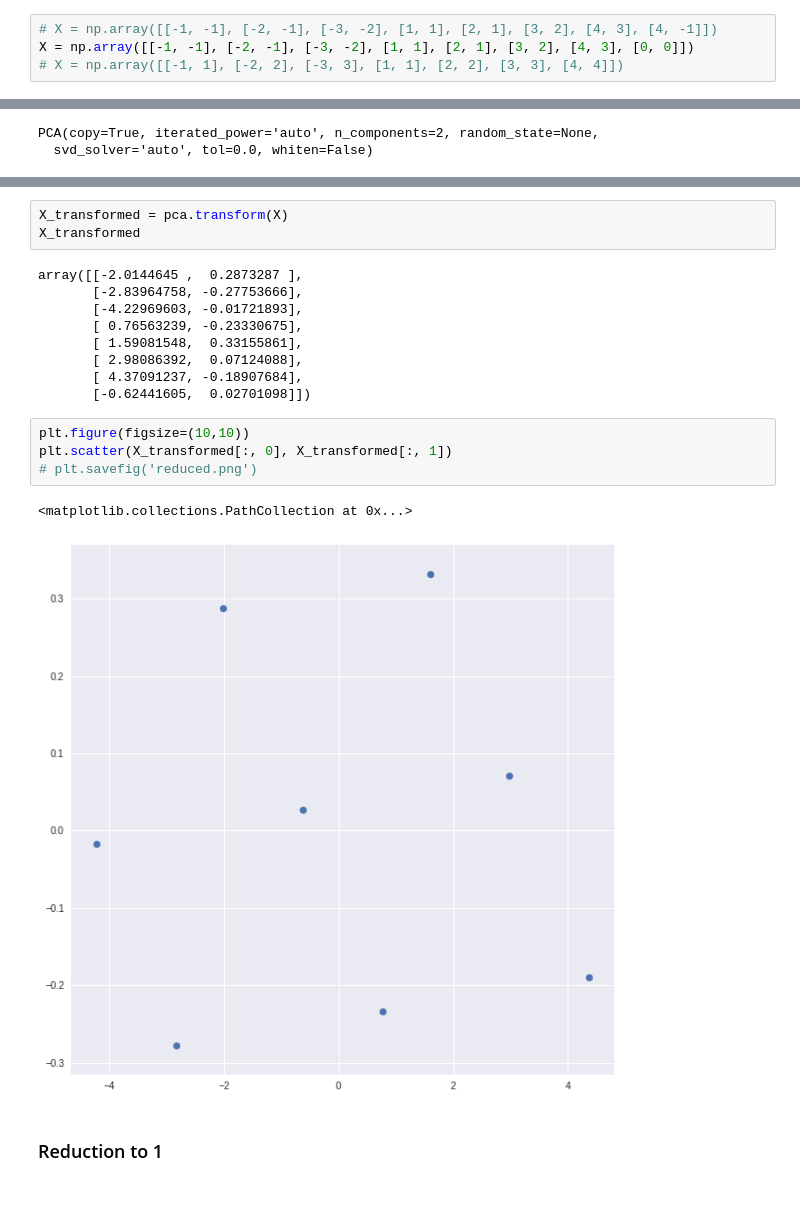
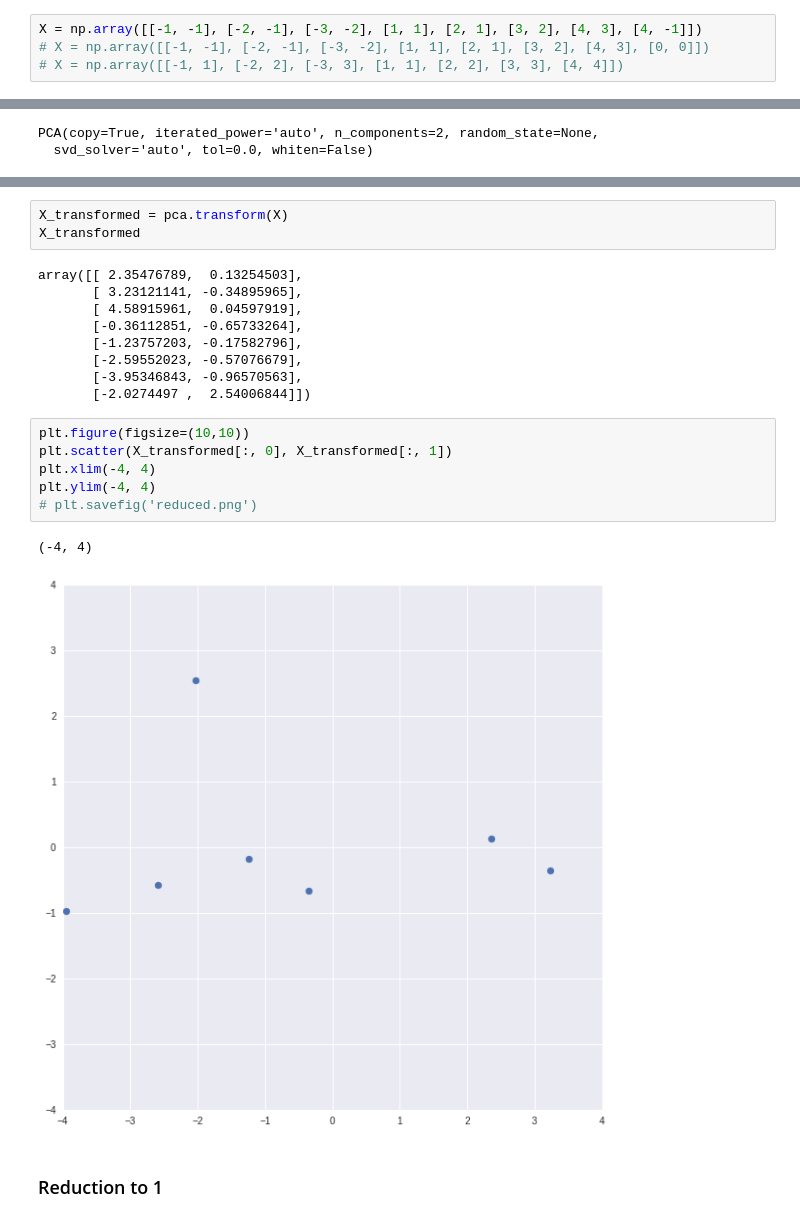
Before and after one commit to DJCordhose/data-viz, a Jupyter notebook: notebooks/5-1-pca.ipynb, the cells around one changed output, grey strips where cells are left out. Cells and saved outputs as stored; diff of their text form.

```diff
--- a/notebooks/5-1-pca.ipynb
+++ b/notebooks/5-1-pca.ipynb
@@ -9,8 +9,8 @@ warnings.filterwarnings('ignore')
 import numpy as np
 from sklearn.decomposition import PCA
 # %%
-# X = np.array([[-1, -1], [-2, -1], [-3, -2], [1, 1], [2, 1], [3, 2], [4, 3], [4, -1]])
-X = np.array([[-1, -1], [-2, -1], [-3, -2], [1, 1], [2, 1], [3, 2], [4, 3], [0, 0]])
+X = np.array([[-1, -1], [-2, -1], [-3, -2], [1, 1], [2, 1], [3, 2], [4, 3], [4, -1]])
+# X = np.array([[-1, -1], [-2, -1], [-3, -2], [1, 1], [2, 1], [3, 2], [4, 3], [0, 0]])
 # X = np.array([[-1, 1], [-2, 2], [-3, 3], [1, 1], [2, 2], [3, 3], [4, 4]])
 # %%
 X
@@ -51,21 +70,23 @@ array([0.9940881, 0.0059119])
 X_transformed = pca.transform(X)
 X_transformed
 # %% [output]
-array([[-2.0144645 ,  0.2873287 ],
-       [-2.83964758, -0.27753666],
-       [-4.22969603, -0.01721893],
-       [ 0.76563239, -0.23330675],
-       [ 1.59081548,  0.33155861],
-       [ 2.98086392,  0.07124088],
-       [ 4.37091237, -0.18907684],
-       [-0.62441605,  0.02701098]])
+array([[ 2.35476789,  0.13254503],
+       [ 3.23121141, -0.34895965],
+       [ 4.58915961,  0.04597919],
+       [-0.36112851, -0.65733264],
+       [-1.23757203, -0.17582796],
+       [-2.59552023, -0.57076679],
+       [-3.95346843, -0.96570563],
+       [-2.0274497 ,  2.54006844]])
 # %%
 plt.figure(figsize=(10,10))
 plt.scatter(X_transformed[:, 0], X_transformed[:, 1])
+plt.xlim(-4, 4)
+plt.ylim(-4, 4)
 # plt.savefig('reduced.png')
 # %% [output]
-<matplotlib.collections.PathCollection at 0x...>
+(-4, 4)
-[figure, old version]
+[figure, new version]
 # %% [markdown]
 ### Reduction to 1
 # %%
```
Also changed, not shown: parts of 10 cells of this notebook.
